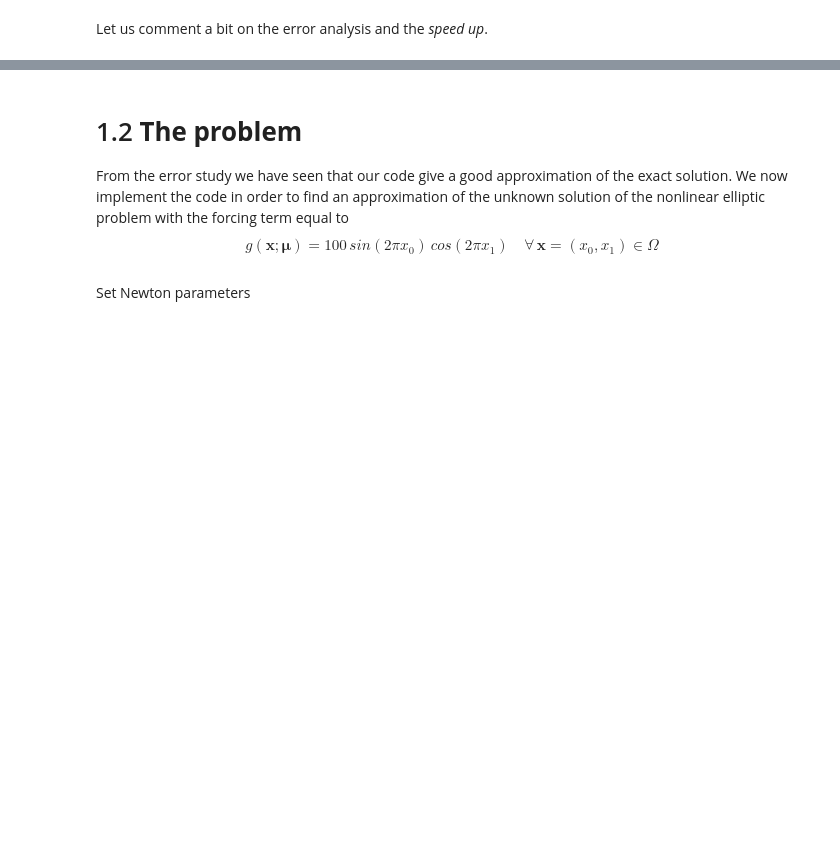
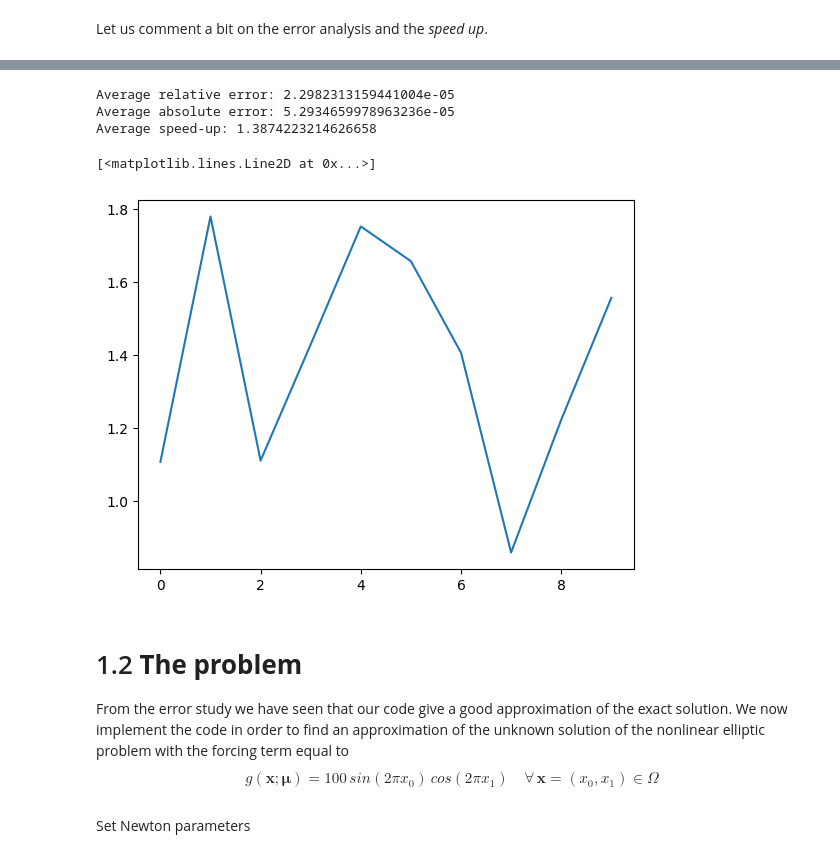
Before and after one commit to martadiridolfi/MOR, a Jupyter notebook: progetto.ipynb, the cells around one changed output, grey strips where cells are left out. Saved outputs shown, nothing was run; the diff lists cells and outputs as text; code cells hidden in the pictures; blank space fills up the shorter version.

Commit message:
Error analysis step1

```diff
--- a/progetto.ipynb
+++ b/progetto.ipynb
@@ -562,0 +672,26 @@ NameError: name 'Dirichlet_Term' is not defined
+# %%
+import time
+
+abs_err = []
+rel_err = []
+testing_set = np.random.uniform(low=P[:, 0], high=P[:, 1], size=(10, P.shape[0]))
+speed_up = []
+
+for mu in testing_set:
+    [u_k_proj, solution_norm_proj, residual_norm_proj, time_ROM] = compute_ROM_time(mu)
+    [u_k, solution_norm, residual_norm, time_FOM] = compute_FOM_time(mu)
+
+    speed_up.append(sum(time_FOM)/sum(time_ROM))
+
+    error_vector = u_k - u_k_proj
+    error_norm_squared_comp = np.transpose(error_vector) @ inner_product @ error_vector
+    absolute_error = np.sqrt(np.abs(error_norm_squared_comp))
+    abs_err.append(absolute_error)
+
+    full_solution_norm_squared_component = np.transpose(u_k) @  inner_product @ u_k
+    relative_error = absolute_error/np.sqrt(abs(full_solution_norm_squared_component))
+    rel_err.append(relative_error)
+
+print(f'Average relative error: {np.mean(rel_err)}')
+print(f'Average absolute error: {np.mean(abs_err)}')
+print(f'Average speed-up: {np.mean(speed_up)}')
@@ -563,3 +716,21 @@ NameError: name 'Dirichlet_Term' is not defined
+# %%
+print(f'Average relative error: {np.mean(rel_err)}')
+print(f'Average absolute error: {np.mean(abs_err)}')
+print(f'Average speed-up: {np.mean(speed_up)}')
+# %% [output]
+Average relative error: 2.2982313159441004e-05
+Average absolute error: 5.2934659978963236e-05
+Average speed-up: 1.3874223214626658
+# %%
+import matplotlib.pyplot as plt
+
+plt.clf()
+x = range(0, len(speed_up))
+y = speed_up
+plt.plot(x, y)
+# %% [output]
+[<matplotlib.lines.Line2D at 0x...>]
+[figure, added]
 # %% [markdown]
 # 1.2 **The problem**
 From the error study we have seen that our code give a good approximation of the exact solution. We now implement the code in order to find an approximation of the unknown solution of the nonlinear elliptic problem with the forcing term equal to
```
Also changed, not shown: parts of 12 cells of this notebook.
